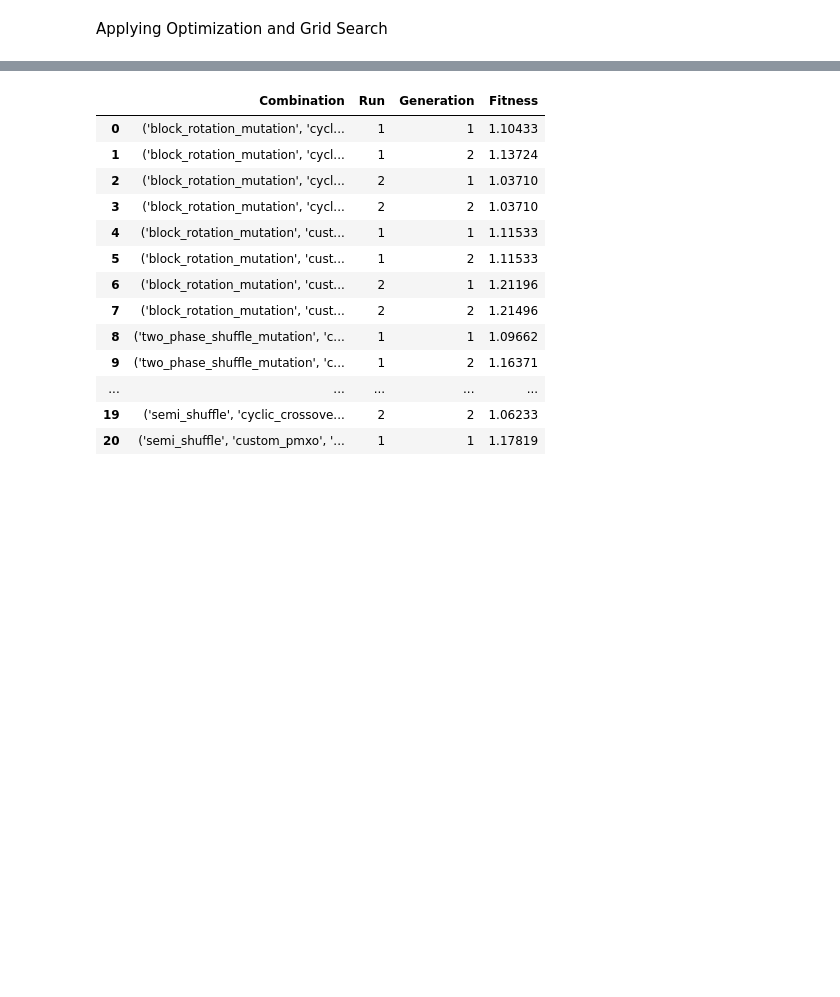
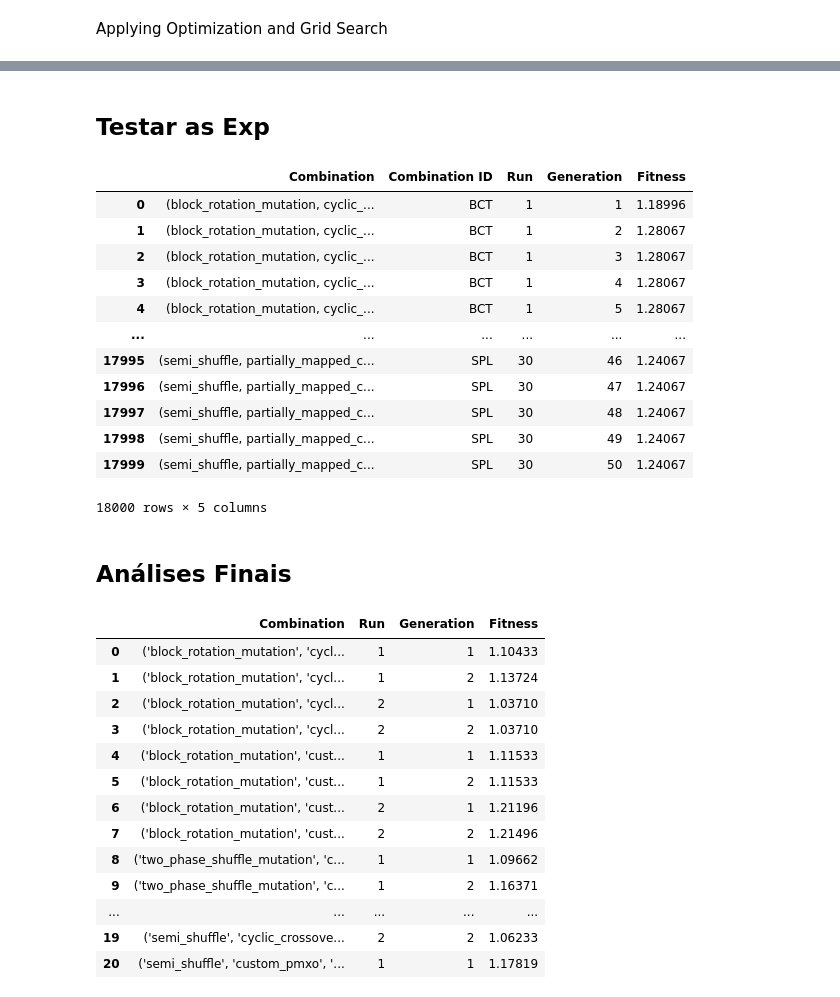
Before and after one commit to rafabernard0/CIFO_PROJECT, a Jupyter notebook: For_Tuning.ipynb, the cells around one changed output, grey strips where cells are left out. Saved outputs shown, nothing was run; the diff lists cells and outputs as text; code cells hidden in the pictures; blank space fills up the shorter version.

Commit message:
Resultados finais após correr tudo

```diff
--- a/For_Tuning.ipynb
+++ b/For_Tuning.ipynb
@@ -175,0 +185,20 @@ comb_tuning(experience_name='exp1', mut_func = mut_func1, xo_func = xo_func1, se
+# %% [markdown]
+## Testar as Exp
+# %%
+# Testar todas as exp
+comb_tuning(experience_name='exp1', mut_func = mut_func1, xo_func = xo_func1, selection_algo=selection_algo1,
+            n_runs=30, max_gen=50, pop_size=50)
+# %% [output]
+|  | Combination | Combination ID | Run | Generation | Fitness |
+| 0 | (block_rotation_mutation, cyclic_... | BCT | 1 | 1 | 1.18996 |
+| 1 | (block_rotation_mutation, cyclic_... | BCT | 1 | 2 | 1.28067 |
+| 2 | (block_rotation_mutation, cyclic_... | BCT | 1 | 3 | 1.28067 |
+| 3 | (block_rotation_mutation, cyclic_... | BCT | 1 | 4 | 1.28067 |
+| 4 | (block_rotation_mutation, cyclic_... | BCT | 1 | 5 | 1.28067 |
+| ... | ... | ... | ... | ... | ... |
+| 17995 | (semi_shuffle, partially_mapped_c... | SPL | 30 | 46 | 1.24067 |
+| 17996 | (semi_shuffle, partially_mapped_c... | SPL | 30 | 47 | 1.24067 |
+| 17997 | (semi_shuffle, partially_mapped_c... | SPL | 30 | 48 | 1.24067 |
+| 17998 | (semi_shuffle, partially_mapped_c... | SPL | 30 | 49 | 1.24067 |
+| 17999 | (semi_shuffle, partially_mapped_c... | SPL | 30 | 50 | 1.24067 |
+18000 rows × 5 columns
@@ -176,3 +214,5 @@ comb_tuning(experience_name='exp1', mut_func = mut_func1, xo_func = xo_func1, se
+# %% [markdown]
+## Análises Finais
 # %%
 results = pd.read_csv(HERE.parent /'combination_search' /'final_results.csv')
 results
```
Also changed, not shown: parts of 7 cells of this notebook, 1 other file.
